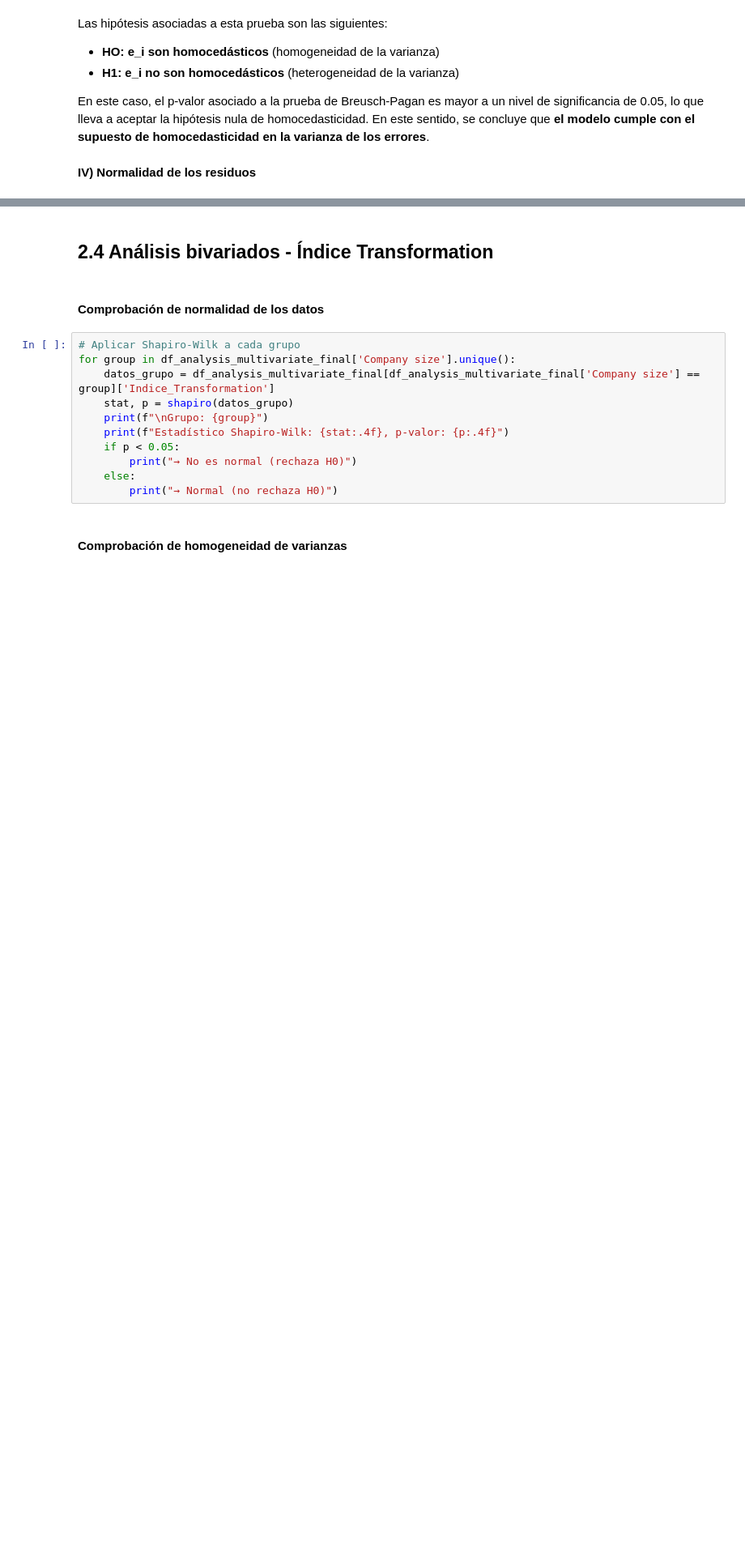
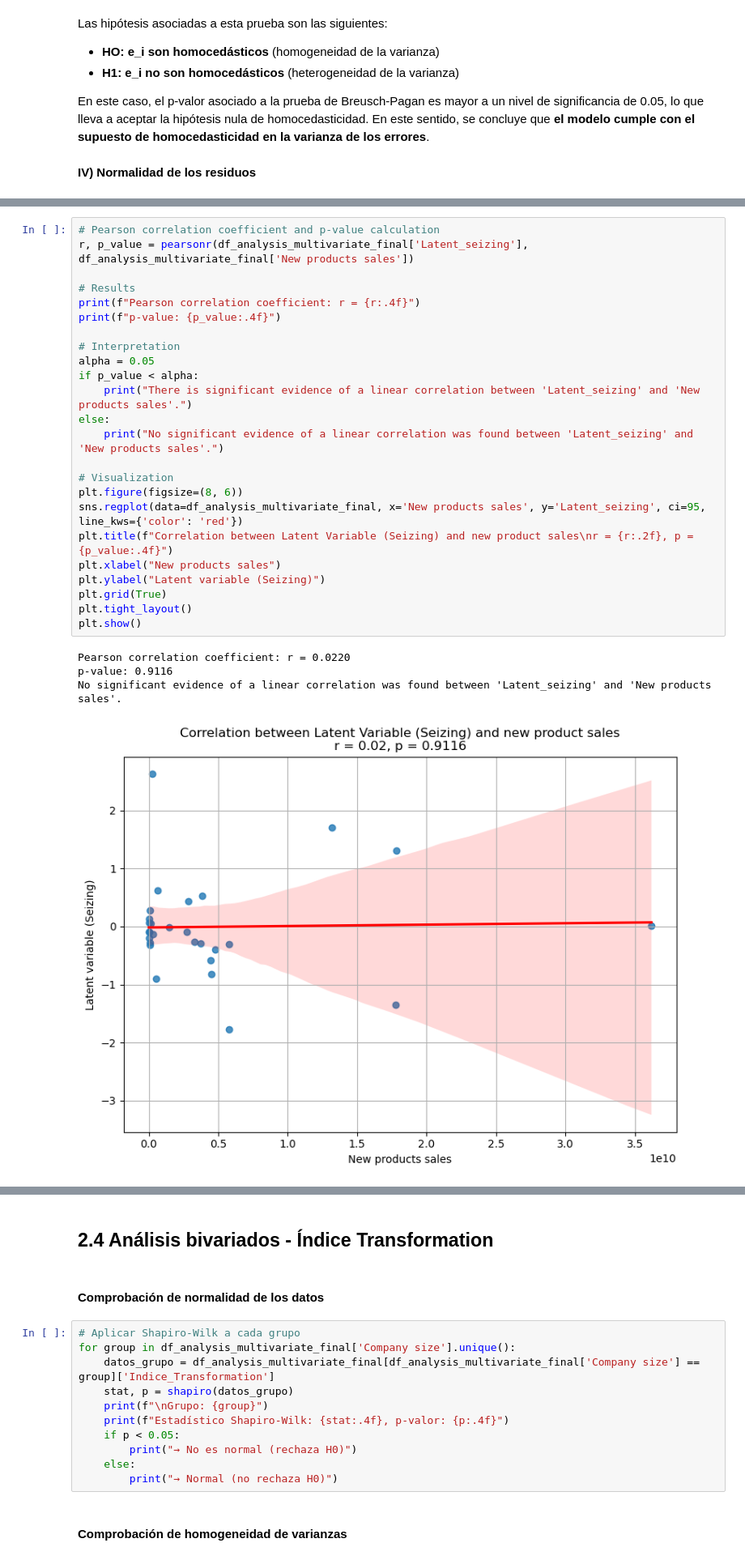
Before and after one commit to AlejaGuz/orange, a Jupyter notebook: Notebook_AFO_LFM_v4.ipynb, the cells around one changed output, grey strips where cells are left out. Shown at 81% size. Drawn from its saved outputs; the diff is of its cells as text; blank space fills up the shorter version.

```diff
--- a/Notebook_AFO_LFM_v4.ipynb
+++ b/Notebook_AFO_LFM_v4.ipynb
@@ -2725,0 +3148,29 @@ else:
+# %%
+# Pearson correlation coefficient and p-value calculation
+r, p_value = pearsonr(df_analysis_multivariate_final['Latent_seizing'], df_analysis_multivariate_final['New products sales'])
+
+# Results
+print(f"Pearson correlation coefficient: r = {r:.4f}")
+print(f"p-value: {p_value:.4f}")
+
+# Interpretation
+alpha = 0.05
+if p_value < alpha:
+    print("There is significant evidence of a linear correlation between 'Latent_seizing' and 'New products sales'.")
+else:
+    print("No significant evidence of a linear correlation was found between 'Latent_seizing' and 'New products sales'.")
+
+# Visualization
+plt.figure(figsize=(8, 6))
+sns.regplot(data=df_analysis_multivariate_final, x='New products sales', y='Latent_seizing', ci=95, line_kws={'color': 'red'})
+plt.title(f"Correlation between Latent Variable (Seizing) and new product sales\nr = {r:.2f}, p = {p_value:.4f}")
+plt.xlabel("New products sales")
+plt.ylabel("Latent variable (Seizing)")
+plt.grid(True)
+plt.tight_layout()
+plt.show()
+# %% [output]
+Pearson correlation coefficient: r = 0.0220
+p-value: 0.9116
+No significant evidence of a linear correlation was found between 'Latent_seizing' and 'New products sales'.
+[figure, added]
```
Also changed, not shown: parts of 101 cells of this notebook, 2 other files.
